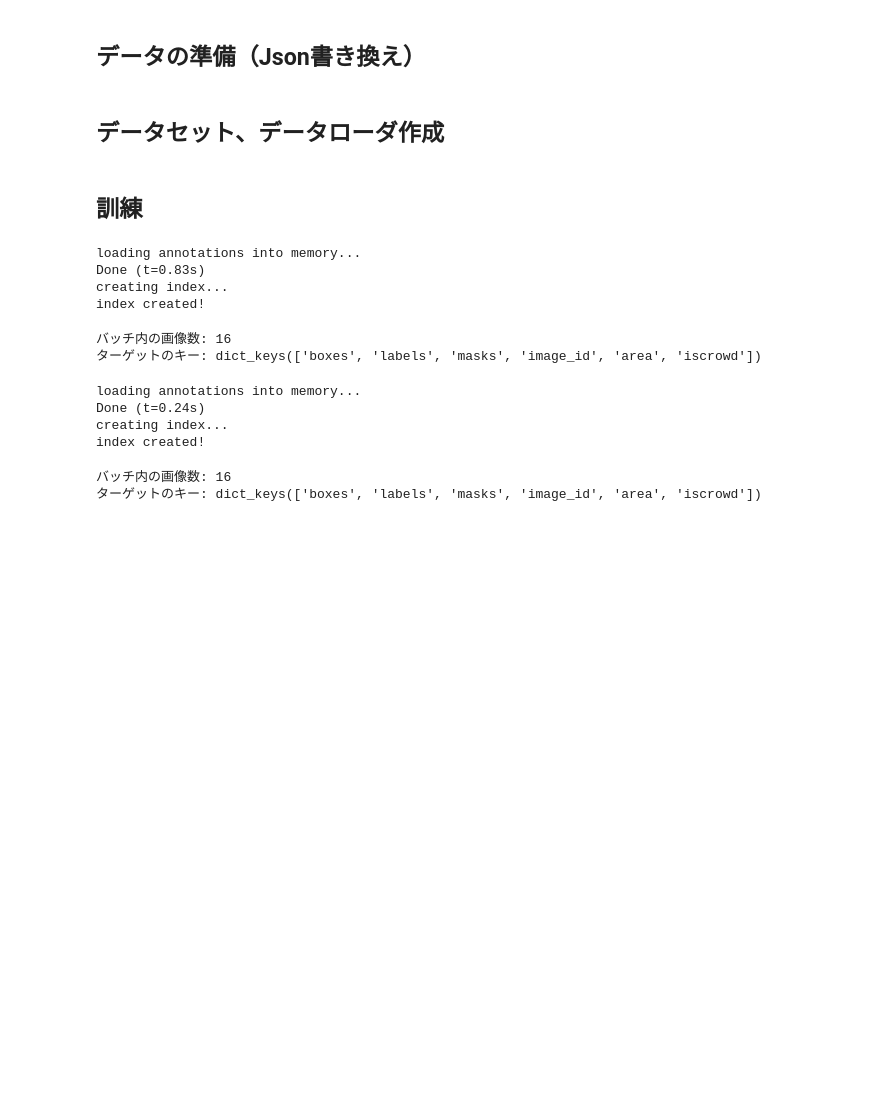
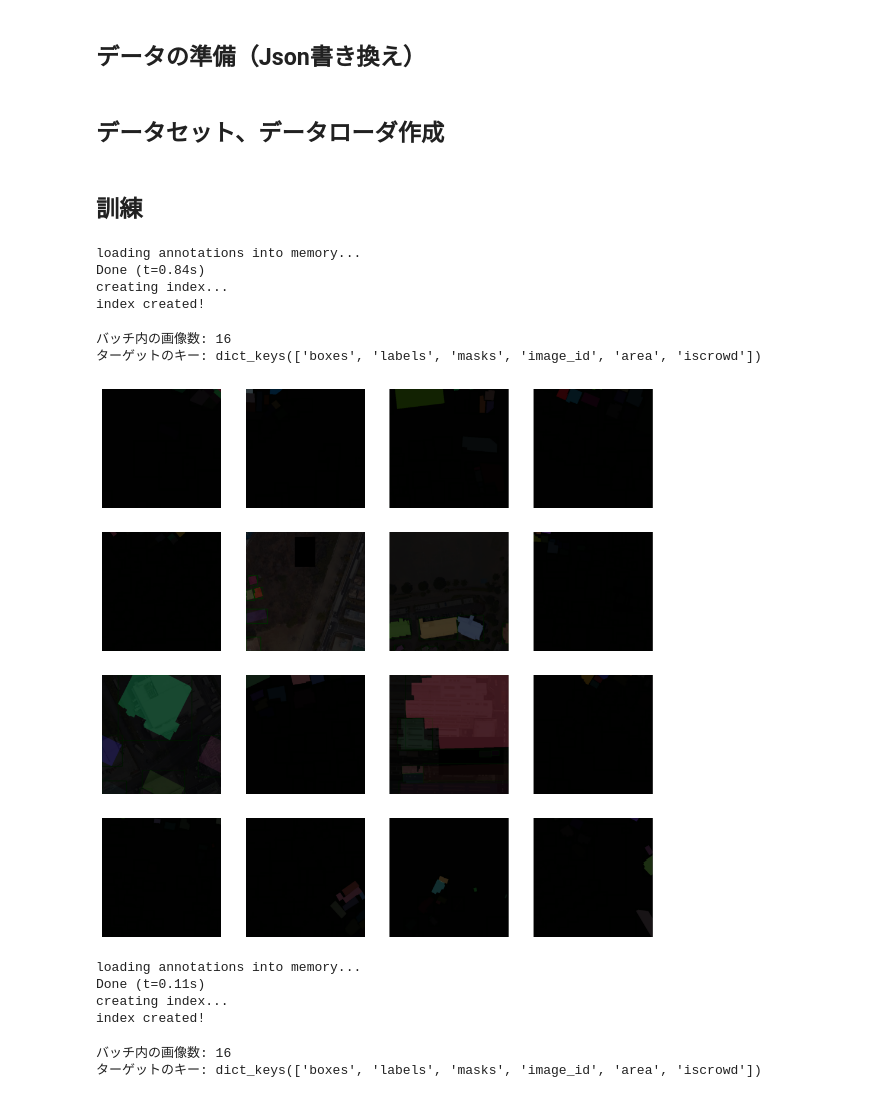
Before and after one commit to gan0606/maskrcnn_test, a Jupyter notebook: 01_maskrcnn_test.ipynb, the cells around one changed output. Saved outputs shown, nothing was run; the diff lists cells and outputs as text; code cells hidden in the pictures; blank space fills up the shorter version.

```diff
--- a/01_maskrcnn_test.ipynb
+++ b/01_maskrcnn_test.ipynb
@@ -203,8 +121,9 @@ class CustomCocoDataset(torch.utils.data.Dataset):
         if root == "train":
             self.transforms = T.Compose([
                 T.RandomHorizontalFlip(0.5),
-                T.RandomResizedCrop(size=(640, 640), scale=(0.8, 1.2)),
-                T.ColorJitter(brightness=0.2, contrast=0.2, saturation=0.2, hue=0.1),
+                T.ColorJitter(brightness=2.0, contrast=0.5, saturation=0.2, hue=0.1),
+                T.GaussianBlur(kernel_size=(3,3)),
+                T.RandomErasing(p=0.3, scale=(0.02, 0.2)),
                 T.ToImage(),
                 T.ToDtype(torch.float32, scale=True)
             ])
@@ -622,7 +322,7 @@ num_epochs = 2
 train_dataset = CustomCocoDataset(root='train', image_dir=os.path.join(image_dir, 'train'), annotation_dir=annotation_dir)
 # %% [output]
 loading annotations into memory...
-Done (t=0.83s)
+Done (t=0.84s)
 creating index...
 index created!
 # %%
@@ -640,12 +340,49 @@ print(f"ターゲットのキー: {targets[0].keys()}")
 # %% [output]
 バッチ内の画像数: 16
 ターゲットのキー: dict_keys(['boxes', 'labels', 'masks', 'image_id', 'area', 'iscrowd'])
+# %%
+# 画像を描画
+plt.figure(figsize=(12, 12))
+num_images = min(len(images), 16)  # 最大16枚を表示
+
+for i in range(num_images):
+    img = images[i].permute(1, 2, 0).cpu().numpy()  # (C, H, W) → (H, W, C)
+    img = (img * 255).astype(np.uint8)  # 0-1 の範囲を 0-255 に変換
+    H, W, _ = img.shape  # 画像の高さ・幅を取得
+
+    # OpenCV で bbox を描画
+    for box in targets[i]["boxes"]:
+        x_min, y_min, x_max, y_max = map(int, box.tolist())
+        img = cv2.rectangle(img, (x_min, y_min), (x_max, y_max), (0, 255, 0), 2)  # 緑色の枠
+
+    # OpenCV でマスクを描画
+    masks = targets[i]["masks"].cpu().numpy()  # (N, H, W)
+    for mask in masks:
+        mask = (mask > 0.5).astype(np.uint8)  # バイナリマスクに変換
+        # mask_resized = cv2.resize(mask, (W, H), interpolation=cv2.INTER_NEAREST)  # 画像サイズにリサイズ
+
+        color = [random.randint(0, 255) for _ in range(3)]  # ランダムな色
+        mask_colored = np.zeros_like(img, dtype=np.uint8)
+        mask_colored[:, :, 0] = mask * color[0]
+        mask_colored[:, :, 1] = mask * color[1]
+        mask_colored[:, :, 2] = mask * color[2]
+
+        img = cv2.addWeighted(img, 0.7, mask_colored, 0.3, 0)  # 画像とマスクをブレンド
+
+    # Matplotlib で描画
+    ax = plt.subplot(4, 4, i+1)
+    ax.imshow(img)
+    ax.axis("off")  # 軸を非表示
+
+plt.show()
+# %% [output]
+[figure, added]
 # %%
 # 評価用のデータセットを作成
 val_dataset = CustomCocoDataset(root='val', image_dir=os.path.join(image_dir, 'val'), annotation_dir=annotation_dir)
 # %% [output]
 loading annotations into memory...
-Done (t=0.24s)
+Done (t=0.11s)
 creating index...
 index created!
 # %%
```
Also changed, not shown: parts of 10 cells of this notebook.
